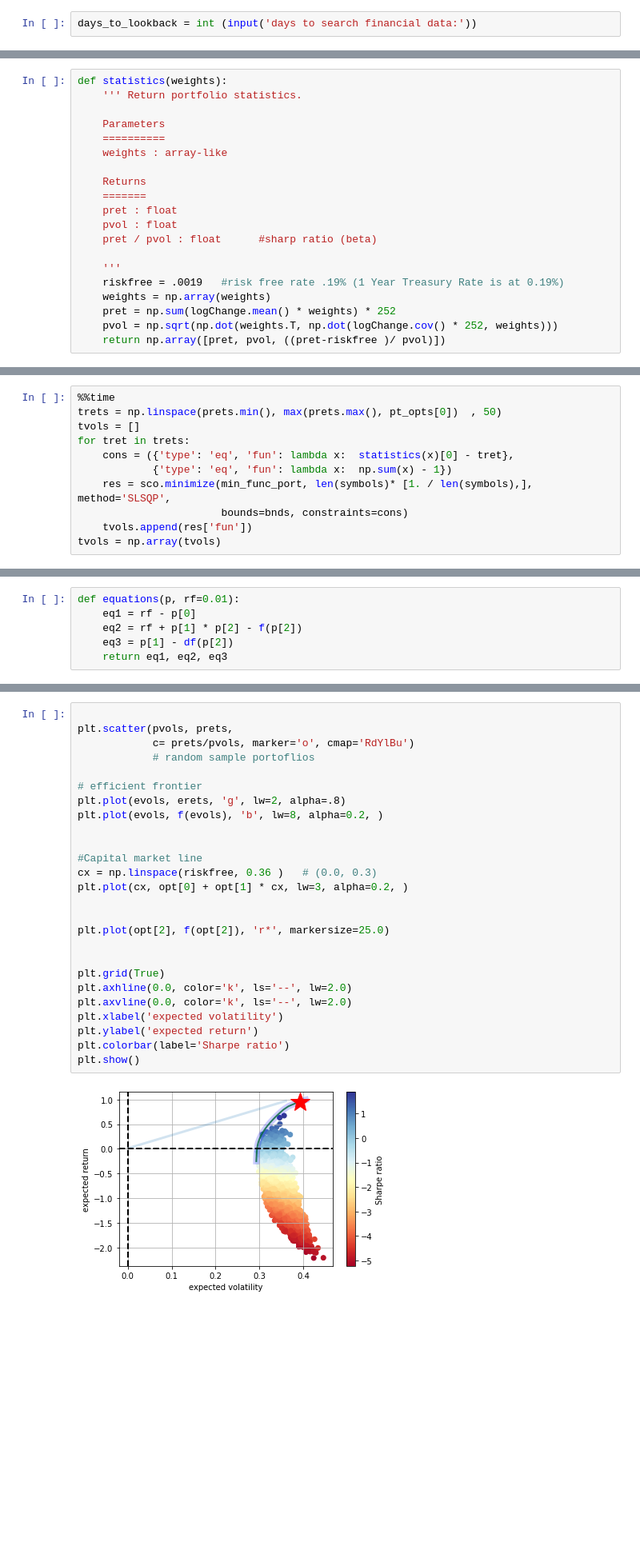
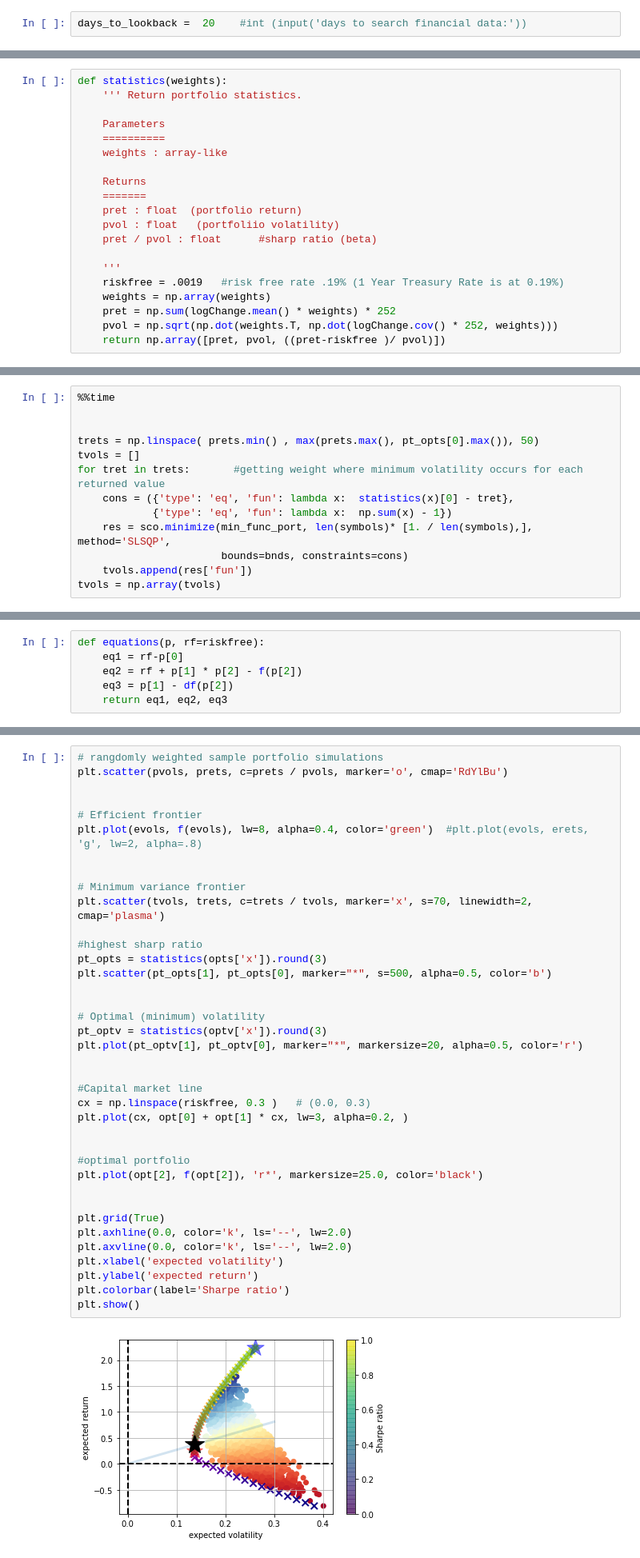
Before and after one commit to reejungkim/MarketAnalytics, a Jupyter notebook: S&P 100 Analytics - Markowitz portfolio.ipynb, the cells around one changed output, grey strips where cells are left out. Shown at 80% size. Saved outputs shown, nothing was run; the diff lists cells and outputs as text; blank space fills up the shorter version.

```diff
--- a/S&P 100 Analytics - Markowitz portfolio.ipynb
+++ b/S&P 100 Analytics - Markowitz portfolio.ipynb
@@ -45,4 +45,4 @@ from reportlab.lib.styles import getSampleStyleSheet, ParagraphStyle
 from reportlab.lib.units import inch
 from reportlab.platypus.tableofcontents import TableOfContents
 # %%
-days_to_lookback = int (input('days to search financial data:'))
+days_to_lookback =  20    #int (input('days to search financial data:'))
@@ -300,8 +292,8 @@ def statistics(weights):
 
     Returns
     =======
-    pret : float
-    pvol : float
+    pret : float  (portfolio return)
+    pvol : float   (portfoliio volatility)
     pret / pvol : float      #sharp ratio (beta)
 
     '''
@@ -452,8 +449,10 @@ prets.min(), prets.max()
 # %%
 %%time
-trets = np.linspace(prets.min(), max(prets.max(), pt_opts[0])  , 50)
+
+
+trets = np.linspace( prets.min() , max(prets.max(), pt_opts[0].max()), 50)
 tvols = []
-for tret in trets:
+for tret in trets:       #getting weight where minimum volatility occurs for each returned value
     cons = ({'type': 'eq', 'fun': lambda x:  statistics(x)[0] - tret},
             {'type': 'eq', 'fun': lambda x:  np.sum(x) - 1})
     res = sco.minimize(min_func_port, len(symbols)* [1. / len(symbols),], method='SLSQP',
@@ -528,6 +564,6 @@ plt.show()
 # %%
-def equations(p, rf=0.01):
-    eq1 = rf - p[0]
+def equations(p, rf=riskfree):
+    eq1 = rf-p[0]
     eq2 = rf + p[1] * p[2] - f(p[2])
     eq3 = p[1] - df(p[2])
     return eq1, eq2, eq3
@@ -555,31 +596,43 @@ erets, f(evols)
 # %%
+# rangdomly weighted sample portfolio simulations
+plt.scatter(pvols, prets, c=prets / pvols, marker='o', cmap='RdYlBu')
 
-plt.scatter(pvols, prets,
-            c= prets/pvols, marker='o', cmap='RdYlBu')
-            # random sample portoflios
 
-# efficient frontier
-plt.plot(evols, erets, 'g', lw=2, alpha=.8)
-plt.plot(evols, f(evols), 'b', lw=8, alpha=0.2, )
+# Efficient frontier
+plt.plot(evols, f(evols), lw=8, alpha=0.4, color='green')  #plt.plot(evols, erets, 'g', lw=2, alpha=.8)
+
+
+# Minimum variance frontier
+plt.scatter(tvols, trets, c=trets / tvols, marker='x', s=70, linewidth=2, cmap='plasma')
+
+#highest sharp ratio
+pt_opts = statistics(opts['x']).round(3)
+plt.scatter(pt_opts[1], pt_opts[0], marker="*", s=500, alpha=0.5, color='b')
+
+
+# Optimal (minimum) volatility
+pt_optv = statistics(optv['x']).round(3)
+plt.plot(pt_optv[1], pt_optv[0], marker="*", markersize=20, alpha=0.5, color='r')
 
 
 #Capital market line
-cx = np.linspace(riskfree, 0.36 )   # (0.0, 0.3)
+cx = np.linspace(riskfree, 0.3 )   # (0.0, 0.3)
 plt.plot(cx, opt[0] + opt[1] * cx, lw=3, alpha=0.2, )
 
 
-plt.plot(opt[2], f(opt[2]), 'r*', markersize=25.0)
+#optimal portfolio
+plt.plot(opt[2], f(opt[2]), 'r*', markersize=25.0, color='black')
 
 
 plt.grid(True)
 plt.axhline(0.0, color='k', ls='--', lw=2.0)
 plt.axvline(0.0, color='k', ls='--', lw=2.0)
 plt.xlabel('expected volatility')
 plt.ylabel('expected return')
 plt.colorbar(label='Sharpe ratio')
 plt.show()
 # %% [output]
-[figure, old version]
+[figure, new version]
 # %% [markdown]
 #### Optimal portfolio weights
 # %%
```
Also changed, not shown: parts of 55 cells of this notebook, 1 other file.
